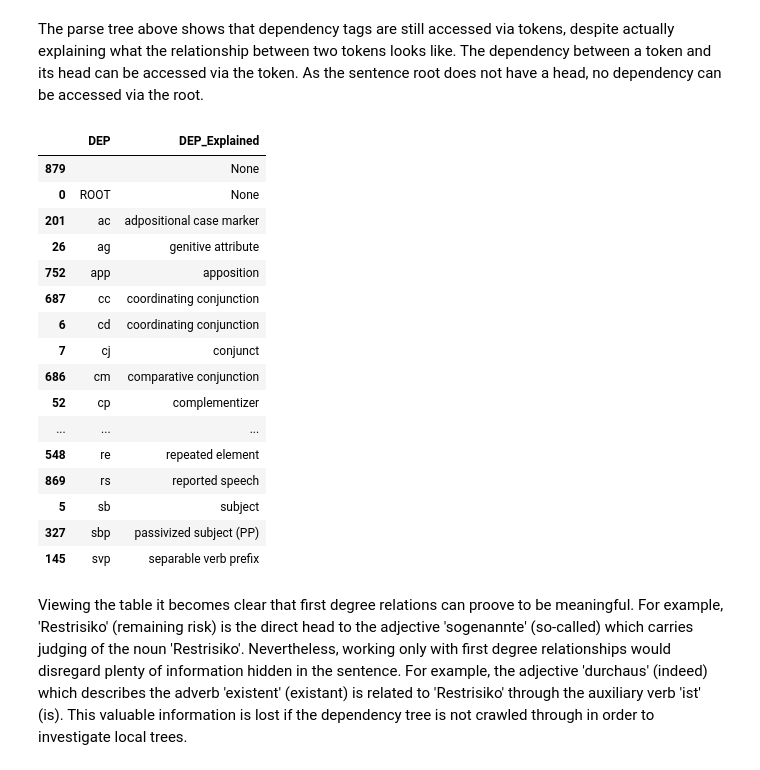
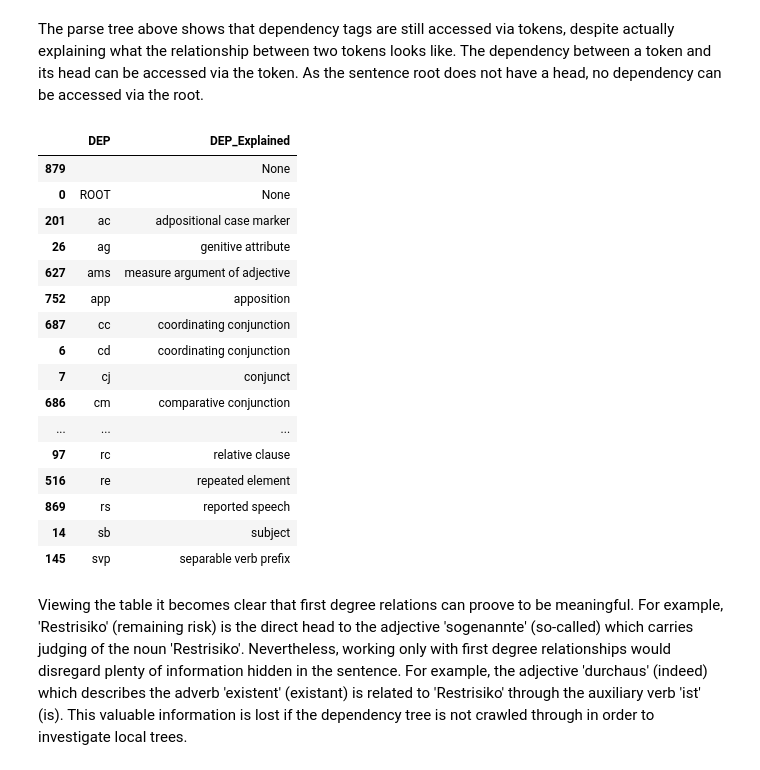
Before and after one commit to sebas-seck/bundestag_nlp, a Jupyter notebook: nb_01_spacy_exploration.ipynb, the cells around one changed output. Saved outputs shown, nothing was run; the diff lists cells and outputs as text; code cells hidden in the pictures.

```diff
--- a/nb_01_spacy_exploration.ipynb
+++ b/nb_01_spacy_exploration.ipynb
@@ -53,11 +62,11 @@ For the exploration of the configuration and features of the library spaCy, a sp
 
 To get started, the raw text is converted to a doc object using the German language model previously loaded. As the doc object is created, tokenization is done, too.
 # %%
-doc_txt = open('data/sample_speech.txt','r', encoding='utf8')
-doc = gerNLP(doc_txt.read())
+doc_txt = open("data/sample_speech.txt", "r", encoding="utf8")
+doc = gerNLPlg(doc_txt.read())
 
-with pd.option_context('display.max_colwidth',25):
-    print(doc[:300])
+with pd.option_context("display.max_colwidth", 25):
+    print(doc)
 # %% [output]
 Frau Präsidentin! Sehr geehrte Damen und Herren! Liebe Kolleginnen und Kollegen! Ich glaube, es isl wirklich unzweifelhaft: Die nuklearen Folgen der Erdbebenkatastrophe in Japan bedeuten einen Einschn ...
 # %%
@@ -158,4 +213,6 @@ https://explosion.ai/blog/german-model#word-order
 # %%
-example = gerNLP(u'Ich glaube, wir sollten bei dieser Branche einen Schwerpunkt setzen, da sie uns weg von \
+example_text = "Ich glaube, wir sollten bei dieser Branche einen Schwerpunkt setzen, da sie uns weg von \
 Atomenergie und fossilen Energieträgern hin zu dezentralen Lösungen führt, und nicht schon jetzt Kürzungen \
-vornehmen, obwohl die Branche noch nicht einmal richtig etabliert ist. - Schönen Dank, Herr Schirmbeck.')
+vornehmen, obwohl die Branche noch nicht einmal richtig etabliert ist."
+example = gerNLPlg(example_text)
+example_sm = gerNLPsm(example_text)
@@ -215,8 +303,31 @@ show(parse_tree)
 # %%
 parse_tree = []
 for token in doc:
-    parse_tree.append((token.text, token.pos_, token.dep_, spacy.explain(token.dep_), token.head.text, token.head.pos_, [child for child in token.children]))
+    parse_tree.append(
+        (
+            token.text,
+            token.pos_,
+            spacy.explain(token.pos_),
+            token.dep_,
+            spacy.explain(token.dep_),
+            token.head.text,
+            token.head.pos_,
+            [child for child in token.children],
+        )
+    )
 
-parse_tree = pd.DataFrame(parse_tree, columns=('TOKEN_TEXT','TEXT_POS','DEP','DEP_Explained','HEAD_TEXT','HEAD_POS','CHILDREN'))
+parse_tree = pd.DataFrame(
+    parse_tree,
+    columns=(
+        "TOKEN_TEXT",
+        "TEXT_POS",
+        "POS_Explained",
+        "DEP",
+        "DEP_Explained",
+        "HEAD_TEXT",
+        "HEAD_POS",
+        "CHILDREN",
+    ),
+)
 show(parse_tree[289:317])
 # %% [output]
@@ -240,25 +351,27 @@ show(parse_tree[289:317])
 # %% [markdown]
 The parse tree above shows that dependency tags are still accessed via tokens, despite actually explaining what the relationship between two tokens looks like. The dependency between a token and its head can be accessed via the token. As the sentence root does not have a head, no dependency can be accessed via the root.
 # %%
-unique_dep = parse_tree.drop_duplicates('DEP').sort_values(by=['DEP'])[['DEP','DEP_Explained']]
+unique_dep = parse_tree.drop_duplicates("DEP").sort_values(by=["DEP"])[
+    ["DEP", "DEP_Explained"]
+]
 show(unique_dep)
 # %% [output]
 |  | DEP | DEP_Explained |
 | 879 |  | None |
 | 0 | ROOT | None |
 | 201 | ac | adpositional case marker |
 | 26 | ag | genitive attribute |
+| 627 | ams | measure argument of adjective |
 | 752 | app | apposition |
 | 687 | cc | coordinating conjunction |
 | 6 | cd | coordinating conjunction |
 | 7 | cj | conjunct |
 | 686 | cm | comparative conjunction |
-| 52 | cp | complementizer |
 | ... | ... | ... |
-| 548 | re | repeated element |
+| 97 | rc | relative clause |
+| 516 | re | repeated element |
 | 869 | rs | reported speech |
-| 5 | sb | subject |
-| 327 | sbp | passivized subject (PP) |
+| 14 | sb | subject |
 | 145 | svp | separable verb prefix |
 # %% [markdown]
 Viewing the table it becomes clear that first degree relations can proove to be meaningful. For example, 'Restrisiko' (remaining risk) is the direct head to the adjective 'sogenannte' (so-called) which carries judging of the noun 'Restrisiko'.
```
Also changed, not shown: parts of 33 cells of this notebook, 2 other files.
